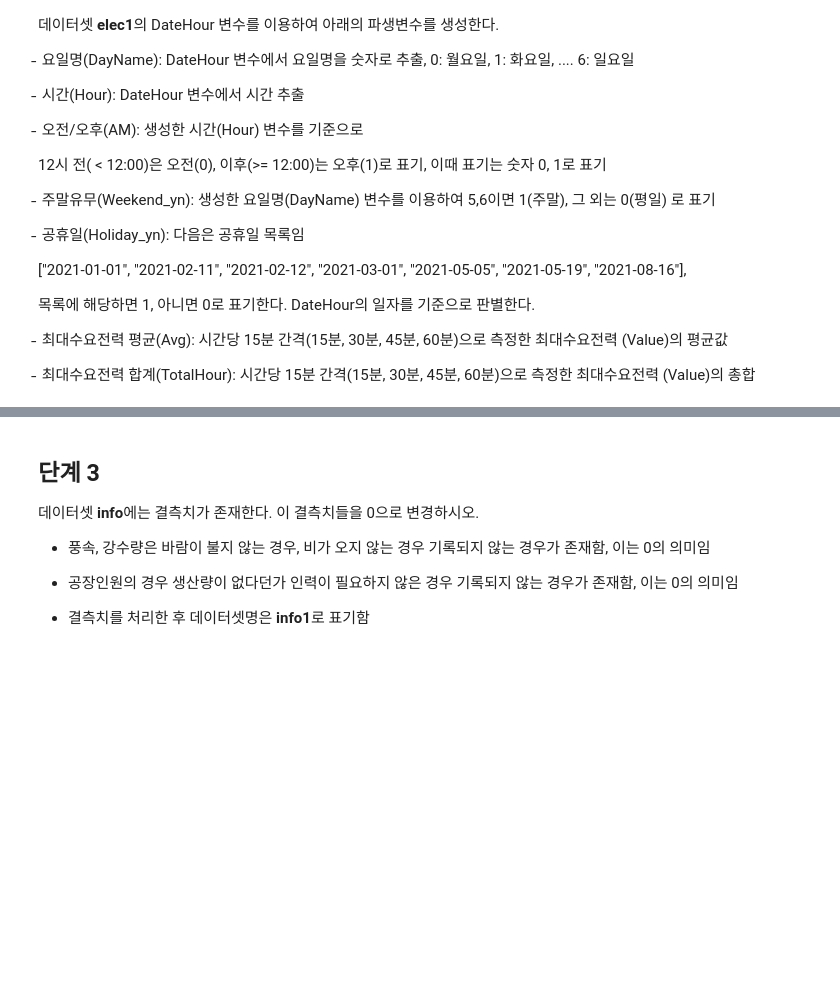
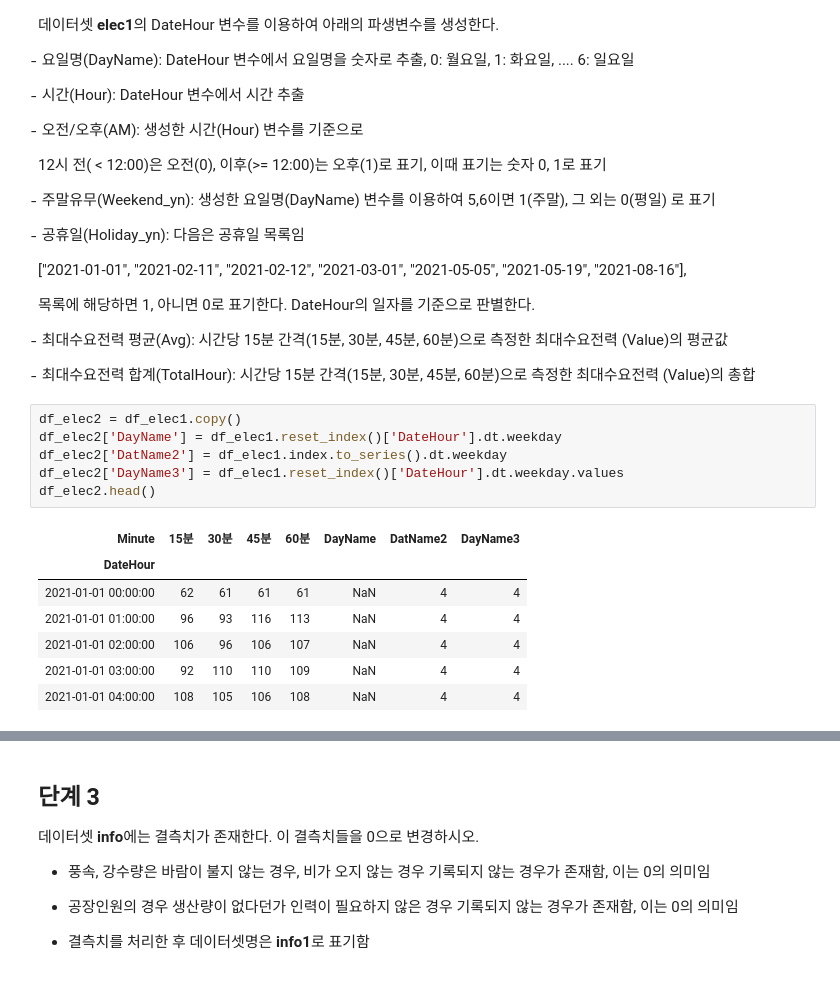
Before and after one commit to sunkusun9/DS_lv3_2610, a Jupyter notebook: sec_ds_lv3_prob3_prob.ipynb, the cells around one changed output, grey strips where cells are left out. Drawn from its saved outputs; the diff is of its cells as text; blank space fills up the shorter version.

```diff
--- a/sec_ds_lv3_prob3_prob.ipynb
+++ b/sec_ds_lv3_prob3_prob.ipynb
@@ -301,3 +301,17 @@ df_elec1.shape # 6,168 rows, 5 columns
 ̵ 최대수요전력 평균(Avg): 시간당 15분 간격(15분, 30분, 45분, 60분)으로 측정한 최대수요전력 (Value)의 평균값
 
 ̵ 최대수요전력 합계(TotalHour): 시간당 15분 간격(15분, 30분, 45분, 60분)으로 측정한 최대수요전력 (Value)의 총합
+# %%
+df_elec2 = df_elec1.copy()
+df_elec2['DayName'] = df_elec1.reset_index()['DateHour'].dt.weekday
+df_elec2['DatName2'] = df_elec1.index.to_series().dt.weekday
+df_elec2['DayName3'] = df_elec1.reset_index()['DateHour'].dt.weekday.values
+df_elec2.head()
+# %% [output]
+| Minute | 15분 | 30분 | 45분 | 60분 | DayName | DatName2 | DayName3 |
+| DateHour |  |  |  |  |  |  |  |
+| 2021-01-01 00:00:00 | 62 | 61 | 61 | 61 | NaN | 4 | 4 |
+| 2021-01-01 01:00:00 | 96 | 93 | 116 | 113 | NaN | 4 | 4 |
+| 2021-01-01 02:00:00 | 106 | 96 | 106 | 107 | NaN | 4 | 4 |
+| 2021-01-01 03:00:00 | 92 | 110 | 110 | 109 | NaN | 4 | 4 |
+| 2021-01-01 04:00:00 | 108 | 105 | 106 | 108 | NaN | 4 | 4 |
```
Also changed, not shown: parts of 31 cells of this notebook.
